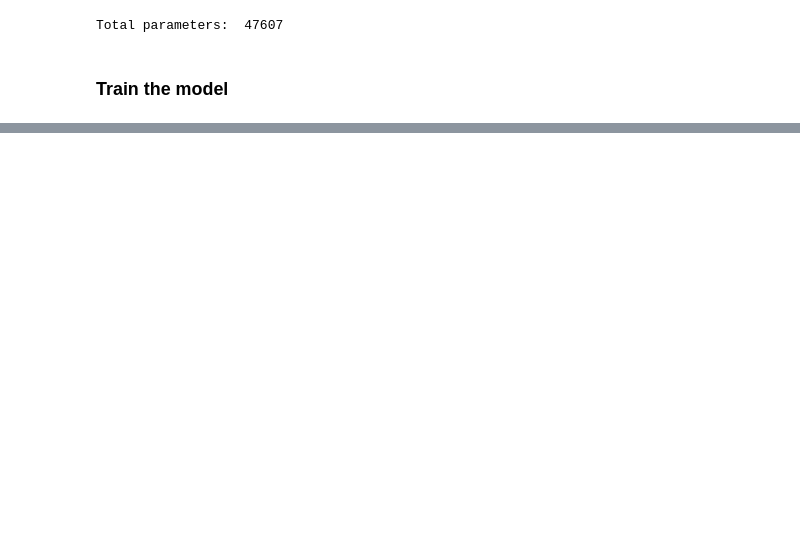
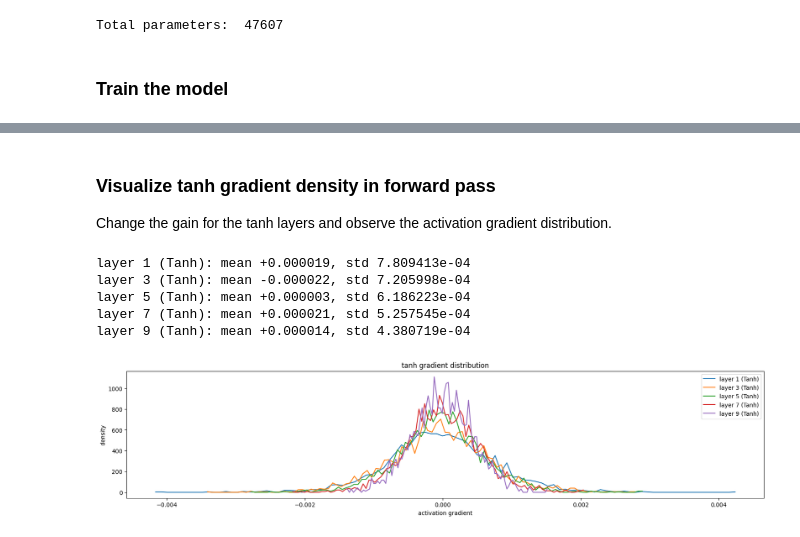
Before and after one commit to VihangaFTW/deep-learning, a Jupyter notebook: spoticore/src/spoticore/spoticore_p2_torch.ipynb, the cells around one changed output, grey strips where cells are left out. Cells and saved outputs as stored; diff of their text form; code cells hidden in the pictures; blank space fills up the shorter version.

```diff
--- a/spoticore/src/spoticore/spoticore_p2_torch.ipynb
+++ b/spoticore/src/spoticore/spoticore_p2_torch.ipynb
@@ -230,0 +324,45 @@ torch.Size([32, 3, 10])
+# %% [markdown]
+### Visualize tanh gradient density in forward pass
+
+Change the gain for the tanh layers and observe the activation gradient distribution.
+# %%
+plt.figure(figsize=(20, 4))
+
+legends: list[str] = []
+
+for i, layer in enumerate(layers[:-1]):
+    if isinstance(layer, Tanh):
+        # Retrieve tanh layer's gradients.
+        grads = layer.out.grad
+
+        assert grads is not None
+
+        print(
+            "layer %d (%s): mean %+f, std %e"
+            % (
+                i,
+                layer.__class__.__name__,
+                grads.mean(),
+                grads.std(),
+            )
+        )
+        # Construct layer's x, y values.
+        hx, hy = torch.histogram(grads, density=True)
+
+        # Plot layer's activation gradient distribution.
+        plt.plot(hy[:-1].detach(), hx.detach())
+
+        legends.append(f"layer {i} ({layer.__class__.__name__})")
+
+
+plt.legend(legends)
+plt.title("tanh gradient distribution")
+plt.xlabel("activation gradient")
+plt.ylabel("density");
+# %% [output]
+layer 1 (Tanh): mean +0.000019, std 7.809413e-04
+layer 3 (Tanh): mean -0.000022, std 7.205998e-04
+layer 5 (Tanh): mean +0.000003, std 6.186223e-04
+layer 7 (Tanh): mean +0.000021, std 5.257545e-04
+layer 9 (Tanh): mean +0.000014, std 4.380719e-04
+[figure, added]
```
Also changed, not shown: parts of 15 cells of this notebook.
